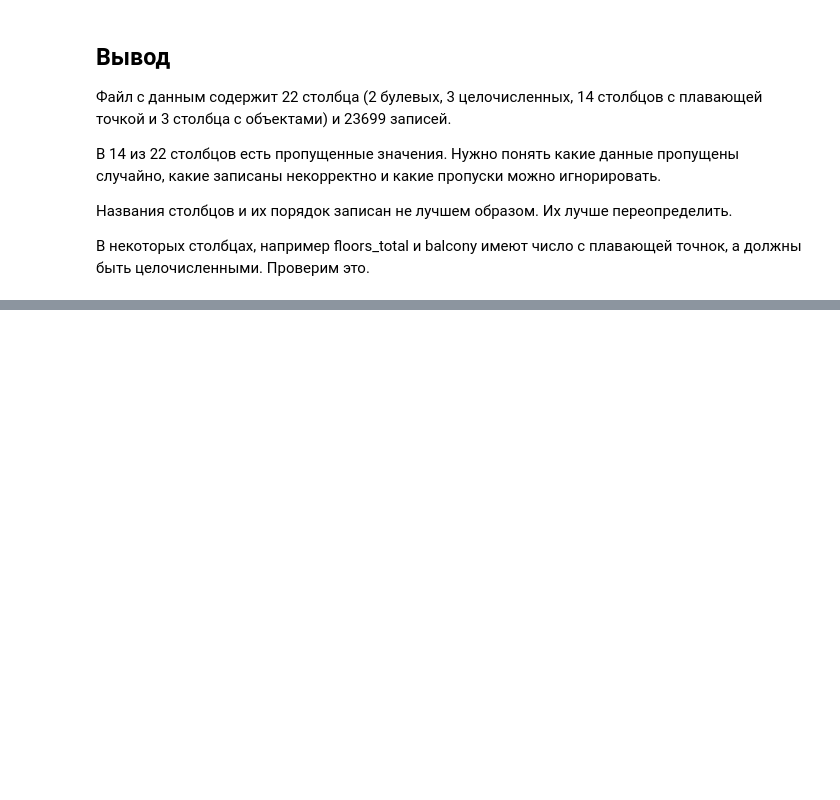
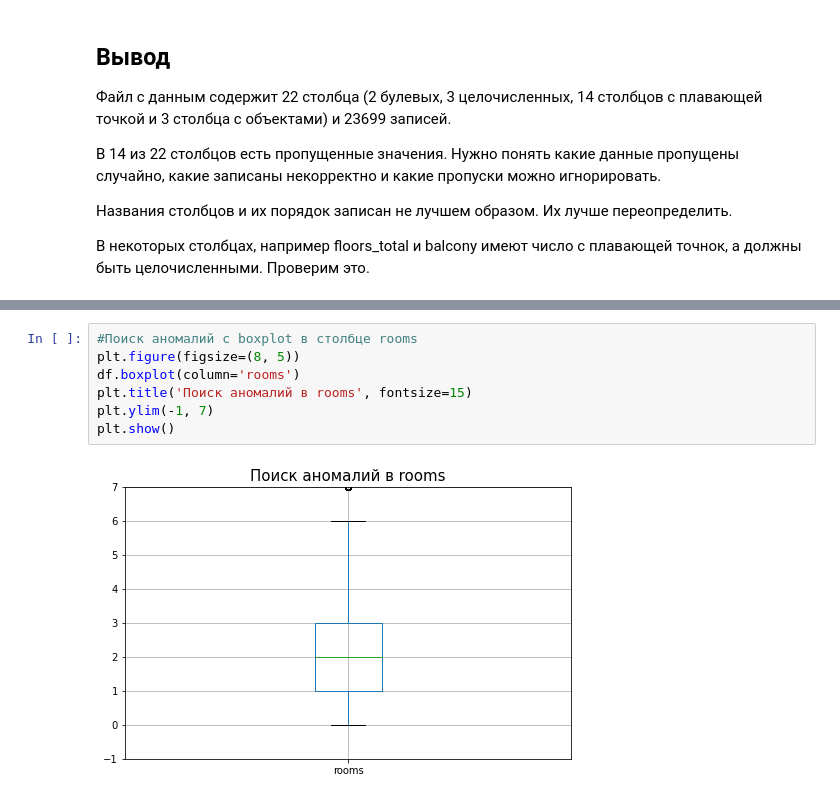
Before and after one commit to FrolovskiyKirill/Data-Science-Projects, a Jupyter notebook: Project_Two.ipynb, the cells around one changed output, grey strips where cells are left out. Drawn from its saved outputs; the diff is of its cells as text; blank space fills up the shorter version.

```diff
--- a/Project_Two.ipynb
+++ b/Project_Two.ipynb
@@ -150,0 +486,9 @@ Name: studio, Length: 23699, dtype: bool
+# %%
+#Поиск аномалий с boxplot в столбце rooms
+plt.figure(figsize=(8, 5))
+df.boxplot(column='rooms')
+plt.title('Поиск аномалий в rooms', fontsize=15)
+plt.ylim(-1, 7)
+plt.show()
+# %% [output]
+[figure, added]
```
Also changed, not shown: parts of 66 cells of this notebook.
